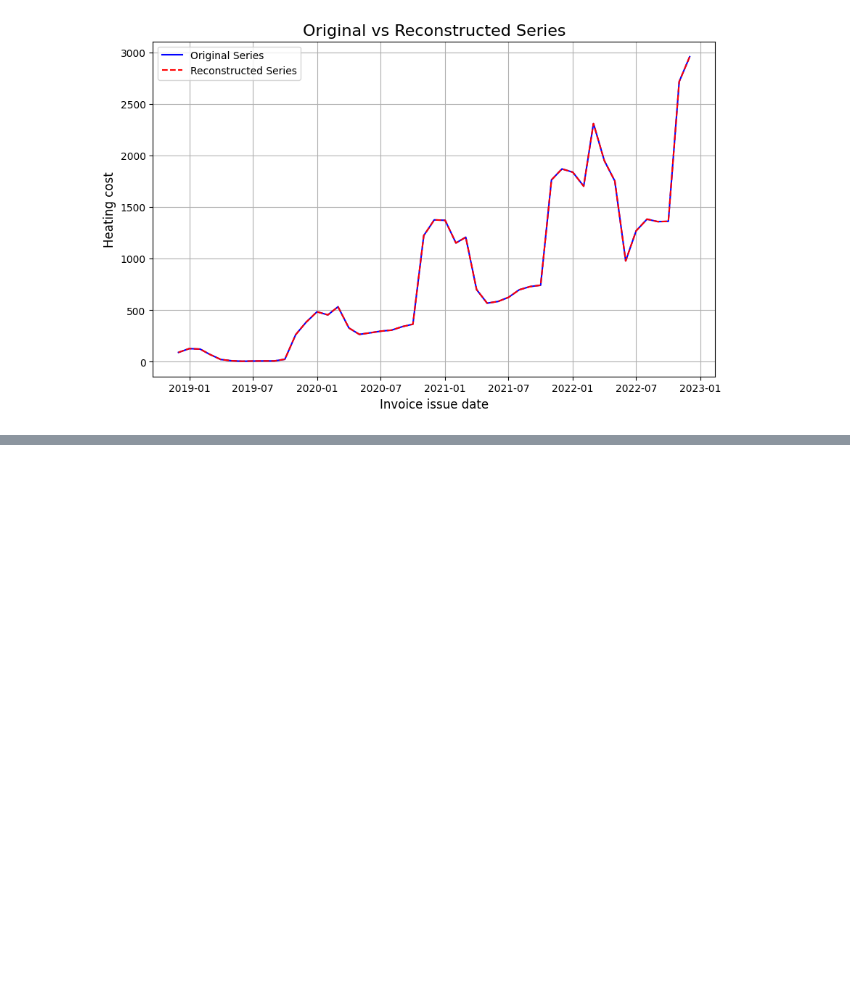
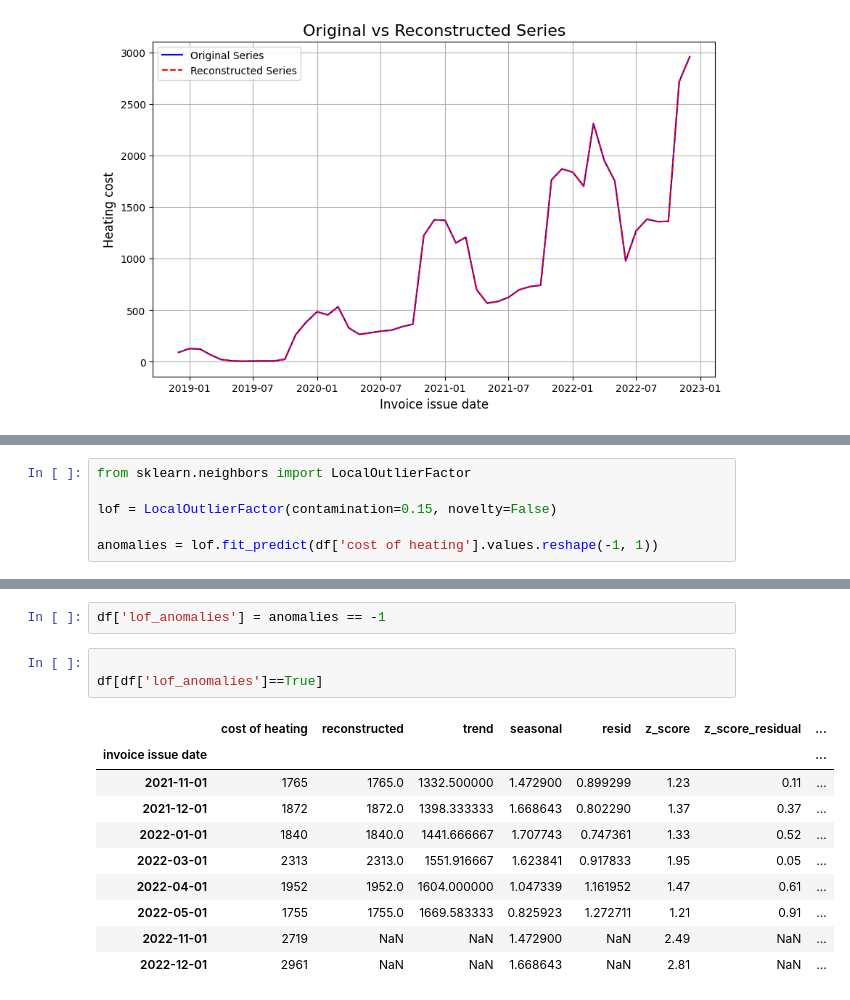
Before and after one commit to MKastek/time-series-notes, a Jupyter notebook: cost_of_heating_time_series.ipynb, the cells around one changed output, grey strips where cells are left out. Cells and saved outputs as stored; diff of their text form; blank space fills up the shorter version.

```diff
--- a/cost_of_heating_time_series.ipynb
+++ b/cost_of_heating_time_series.ipynb
@@ -520,0 +545,6 @@ plt.show()
+# %%
+from sklearn.neighbors import LocalOutlierFactor
+
+lof = LocalOutlierFactor(contamination=0.15, novelty=False)
+
+anomalies = lof.fit_predict(df['cost of heating'].values.reshape(-1, 1))
@@ -520,0 +560,16 @@ plt.show()
+# %%
+df['lof_anomalies'] = anomalies == -1
+# %%
+
+df[df['lof_anomalies']==True]
+# %% [output]
+|  | cost of heating | reconstructed | trend | seasonal | resid | z_score | z_score_residual | ... |
+| invoice issue date |  |  |  |  |  |  |  | ... |
+| 2021-11-01 | 1765 | 1765.0 | 1332.500000 | 1.472900 | 0.899299 | 1.23 | 0.11 | ... |
+| 2021-12-01 | 1872 | 1872.0 | 1398.333333 | 1.668643 | 0.802290 | 1.37 | 0.37 | ... |
+| 2022-01-01 | 1840 | 1840.0 | 1441.666667 | 1.707743 | 0.747361 | 1.33 | 0.52 | ... |
+| 2022-03-01 | 2313 | 2313.0 | 1551.916667 | 1.623841 | 0.917833 | 1.95 | 0.05 | ... |
+| 2022-04-01 | 1952 | 1952.0 | 1604.000000 | 1.047339 | 1.161952 | 1.47 | 0.61 | ... |
+| 2022-05-01 | 1755 | 1755.0 | 1669.583333 | 0.825923 | 1.272711 | 1.21 | 0.91 | ... |
+| 2022-11-01 | 2719 | NaN | NaN | 1.472900 | NaN | 2.49 | NaN | ... |
+| 2022-12-01 | 2961 | NaN | NaN | 1.668643 | NaN | 2.81 | NaN | ... |
```
Also changed, not shown: parts of 3 cells of this notebook.
